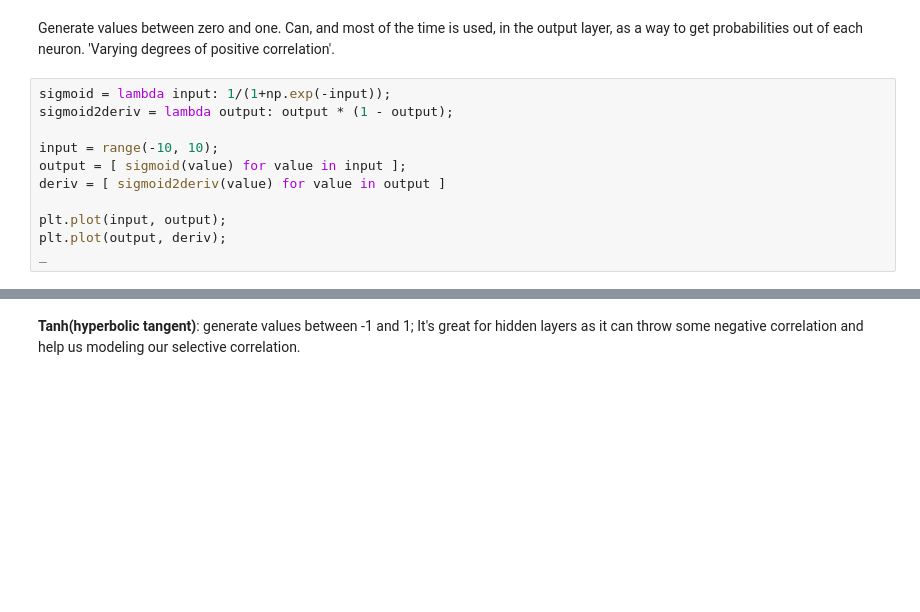
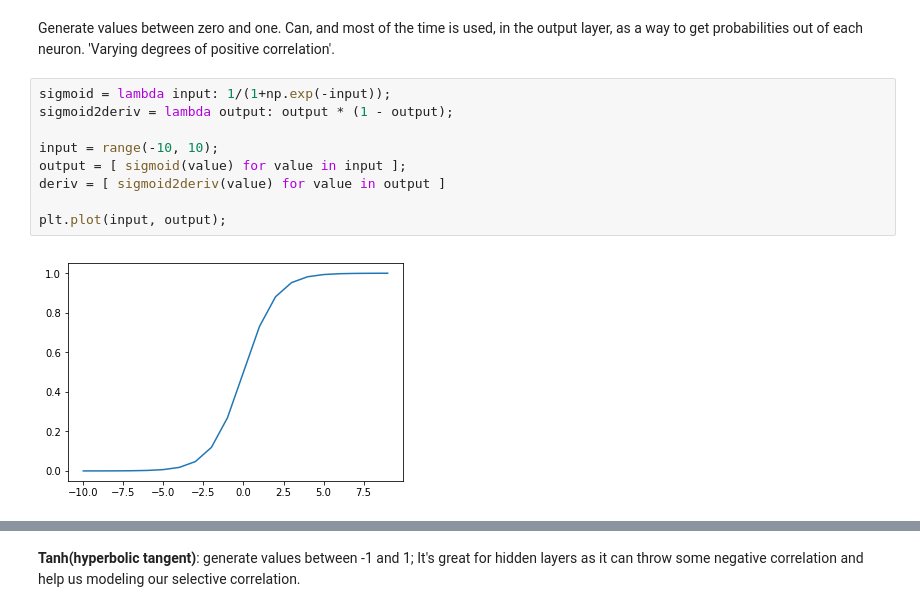
Before and after one commit to iamavieira/grokking-deep-learning, a Jupyter notebook: Chapter-9/activation_functions.ipynb, the cells around one changed output, grey strips where cells are left out. Saved outputs shown, nothing was run; the diff lists cells and outputs as text; blank space fills up the shorter version.

```diff
--- a/Chapter-9/activation_functions.ipynb
+++ b/Chapter-9/activation_functions.ipynb
@@ -97,11 +102,11 @@ Generate values between zero and one. Can, and most of the time is used, in the
 # %%
 sigmoid = lambda input: 1/(1+np.exp(-input));
 sigmoid2deriv = lambda output: output * (1 - output);
 
 input = range(-10, 10);
 output = [ sigmoid(value) for value in input ];
 deriv = [ sigmoid2deriv(value) for value in output ]
 
 plt.plot(input, output);
-plt.plot(output, deriv);
-_
+# %% [output]
+[figure, added]
```
Also changed, not shown: parts of 6 cells of this notebook, 7 other files.
